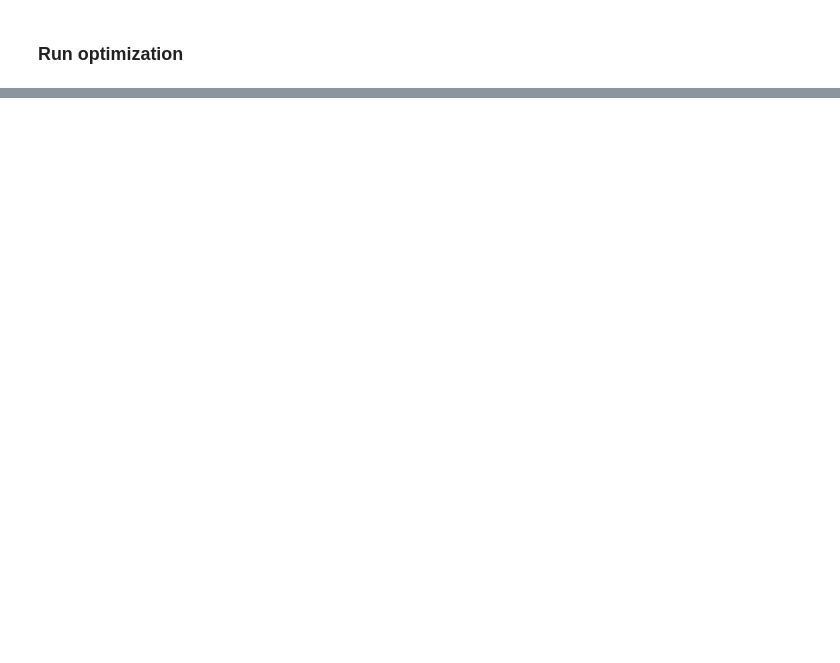
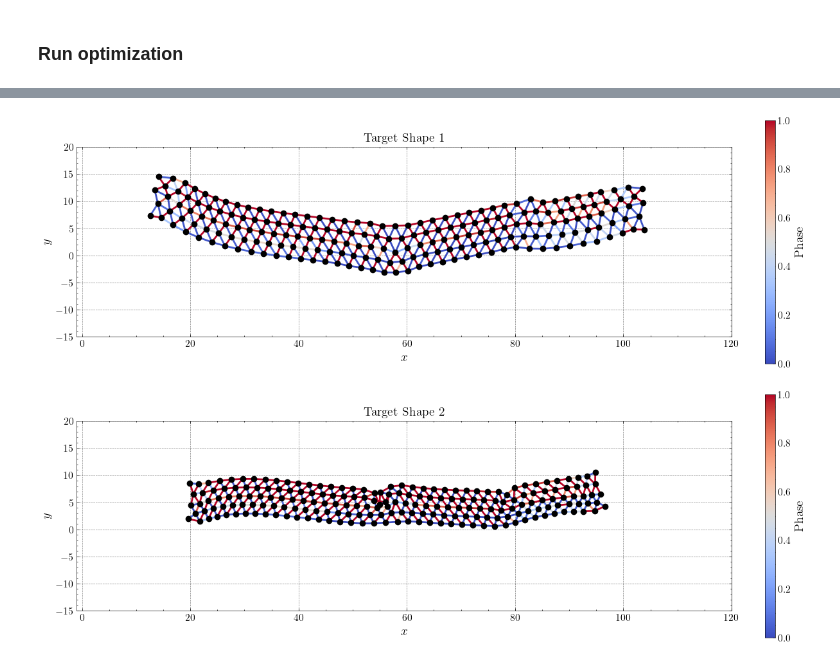
Before and after one commit to bertoldi-collab/morphing-lattices, a Jupyter notebook: inverse_design/long_strip.ipynb, the cells around one changed output, grey strips where cells are left out. Cells and saved outputs as stored; diff of their text form; code cells hidden in the pictures; blank space fills up the shorter version.

```diff
--- a/inverse_design/long_strip.ipynb
+++ b/inverse_design/long_strip.ipynb
@@ -209,0 +279,35 @@ plot_lattice(
+# %%
+plot_lattice(
+    lattice=lattice,
+    title='Target Shape 1',
+    displacement=optimization.best_response[10, 0],
+    bond_values=optimization.best_control_params.phase,
+    figsize=(12, 4),
+    xlim=(-1, 120),
+    ylim=(-15, 20),
+    legend_label="Phase",
+)
+
+if save_opt_information:
+    out_path = Path(f"{optimization_name}/target_shape1_phase_vals.png")
+    out_path.parent.mkdir(parents=True, exist_ok=True)  # Make sure parents directories exist
+    plt.savefig(str(out_path), dpi=200)
+
+plot_lattice(
+    lattice=lattice,
+    title='Target Shape 2',
+    displacement=optimization.best_response[-1, 0],
+    bond_values=optimization.best_control_params.phase,
+    figsize=(12, 4),
+    xlim=(-1, 120),
+    ylim=(-15, 20),
+    legend_label="Phase",
+)
+
+if save_opt_information:
+    out_path = Path(f"{optimization_name}/target_shape2_phase_vals.png")
+    out_path.parent.mkdir(parents=True, exist_ok=True)  # Make sure parents directories exist
+    plt.savefig(str(out_path), dpi=200)
+# %% [output]
+[figure, added]
+[figure, added]
```
Also changed, not shown: parts of 18 cells of this notebook, 25 other files.
